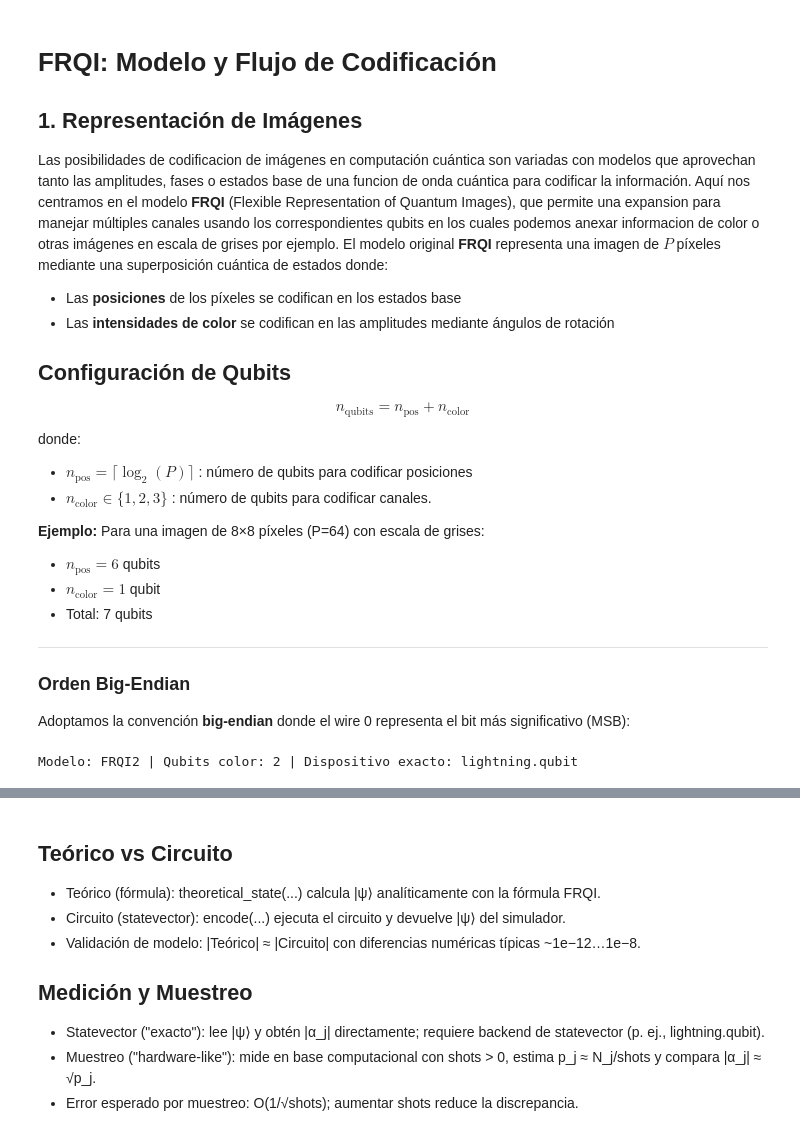
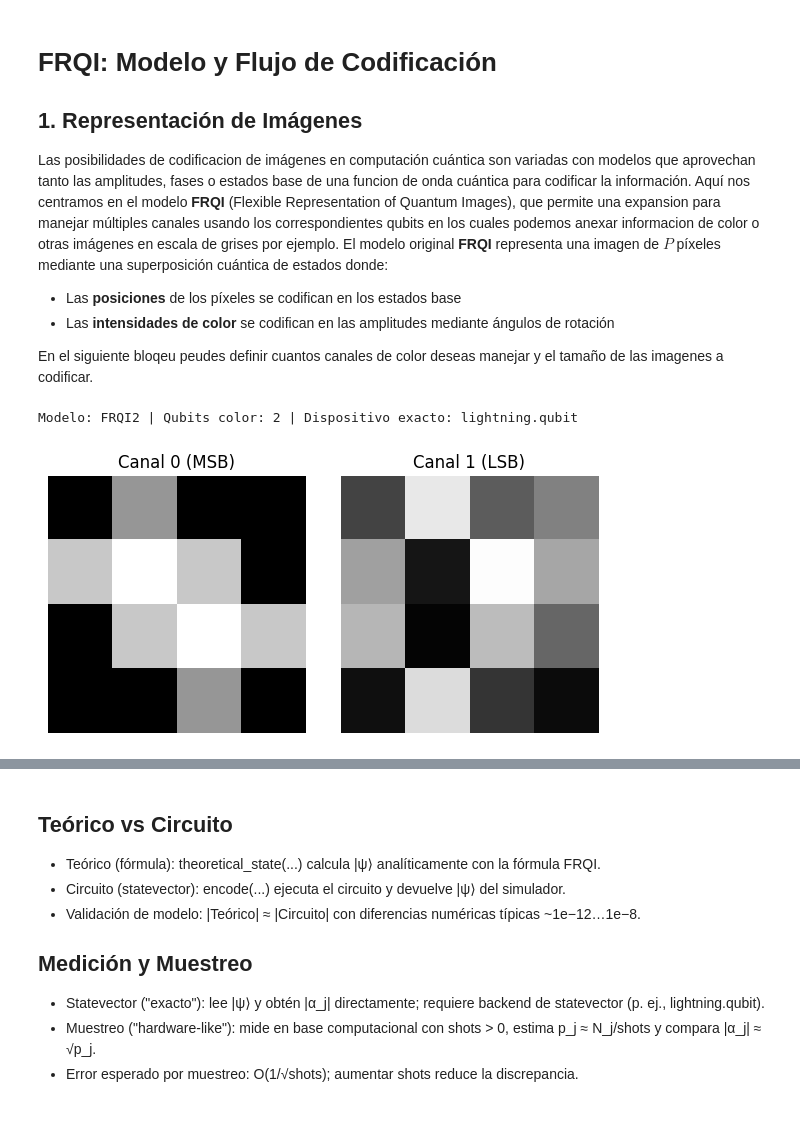
Before and after one commit to ometitlan/x-FRQI, a Jupyter notebook: notebooks/Information_encode.ipynb, the cells around one changed output, grey strips where cells are left out. Drawn from its saved outputs; the diff is of its cells as text; code cells hidden in the pictures.

```diff
--- a/notebooks/Information_encode.ipynb
+++ b/notebooks/Information_encode.ipynb
@@ -58,43 +95,52 @@ El modelo original **FRQI** representa una imagen de $P$ píxeles mediante una s
 - Las **posiciones** de los píxeles se codifican en los estados base
 - Las **intensidades de color** se codifican en las amplitudes mediante ángulos de rotación
 
-## Configuración de Qubits
-
-$$
-n_{\text{qubits}} = n_{\text{pos}} + n_{\text{color}}
-$$
-
-donde:
-- $n_{\text{pos}} = \lceil \log_2(P) \rceil$ : número de qubits para codificar posiciones
-- $n_{\text{color}} \in \{1, 2, 3\}$ : número de qubits para codificar canales.
-
-**Ejemplo:** Para una imagen de 8×8 píxeles (P=64) con escala de grises:
-- $n_{\text{pos}} = 6$ qubits
-- $n_{\text{color}} = 1$ qubit
-- Total: 7 qubits
-
----
-### Orden Big-Endian
-
-Adoptamos la convención **big-endian** donde el wire 0 representa el bit más significativo (MSB):
+ En el siguiente bloqeu peudes definir cuantos canales de color deseas manejar y el tamaño de las imagenes a codificar.
 # %%
-# Configuración
-image_size = 4
+# Configuración de parámetros y devices a utilizar
+image_size = 4  # image_size debe ser potencia de 2 (4, 8, 16, ...)
 n_color_qubits = 2  # 1 | 2 | 3
 
 device_exact = "lightning.qubit"
 device_sampling = "default.qubit"
 shots = 8192
 
 threshold_exact = 1e-6
 threshold_samp = 1e-3
 
 # Validación
 assert (image_size & (image_size - 1)) == 0, "image_size debe ser potencia de 2 (4, 8, 16, ...)"
 
 # Construir modelo
 Model = select_frqi(n_color_qubits)
 model = Model(image_size, device=device_exact)
 print(f"Modelo: {Model.__name__} | Qubits color: {n_color_qubits} | Dispositivo exacto: {device_exact}")
+
+# ----------------------------------------------------
+# Generar tantas imágenes como qubits de color (xFRQI)
+# ----------------------------------------------------
+images = []
+for k in range(n_color_qubits):
+    if k == 0:
+        # primer canal: patrón
+        img = generate_image(image_size=image_size, use_pattern=True)
+    else:
+        # canales restantes: aleatorios con seeds distintas
+        img = generate_image(image_size=image_size, use_pattern=False, seed=42 + k)
+    images.append(img)
+
+# Visualización rápida
+fig, axs = plt.subplots(1, n_color_qubits, figsize=(3 * n_color_qubits, 3))
+if n_color_qubits == 1:
+    axs = [axs]  # para indexar de forma uniforme
+
+for k, ax in enumerate(axs):
+    ax.imshow(images[k], cmap="gray", vmin=0, vmax=255)
+    ax.set_title(f"Canal {k} ({'MSB' if k == 0 else 'LSB' if k == n_color_qubits - 1 else ''})")
+    ax.axis("off")
+
+plt.tight_layout()
+plt.show()
 # %% [output]
 Modelo: FRQI2 | Qubits color: 2 | Dispositivo exacto: lightning.qubit
+[figure, added]
```
Also changed, not shown: parts of 15 cells of this notebook, 3 other files.
